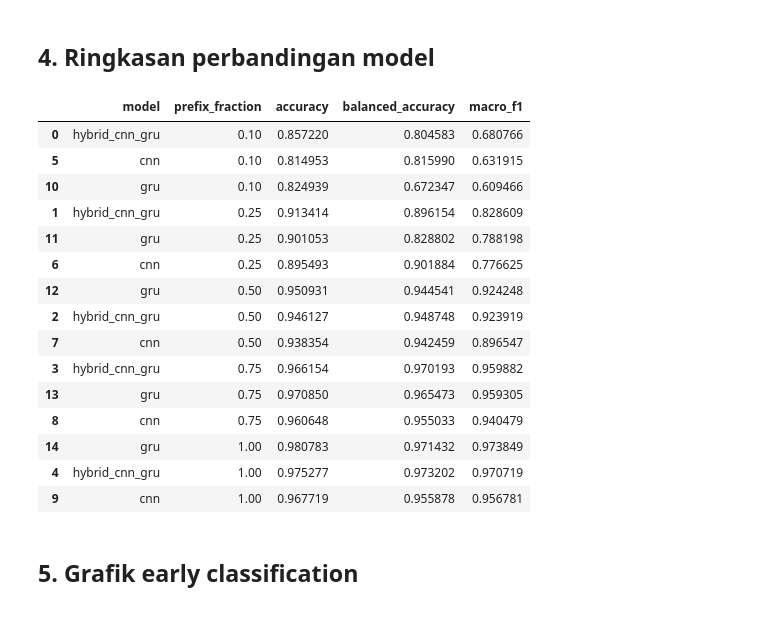
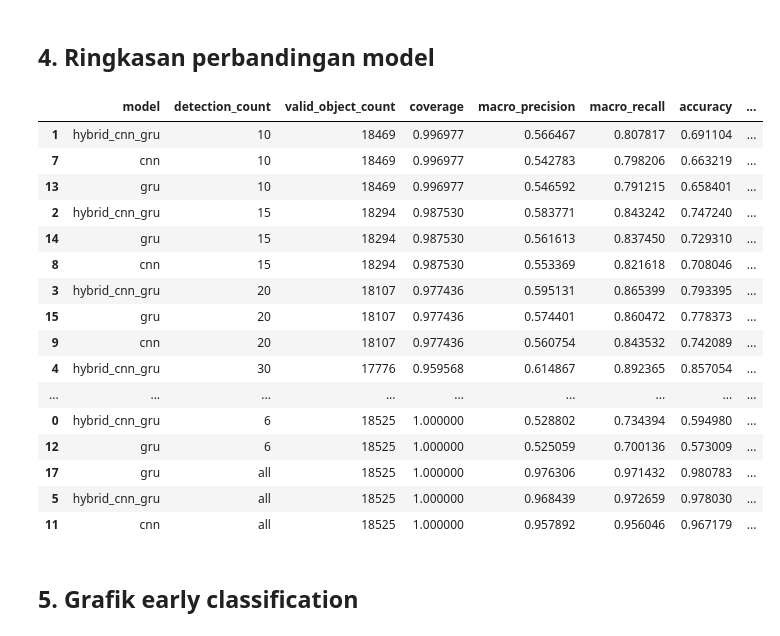
Before and after one commit to indomiekwah/ztf-classifier, a Jupyter notebook: training/notebooks/early_classification_experiment.ipynb, the cells around one changed output. Cells and saved outputs as stored; diff of their text form; code cells hidden in the pictures.

```diff
--- a/training/notebooks/early_classification_experiment.ipynb
+++ b/training/notebooks/early_classification_experiment.ipynb
@@ -63,11 +67,16 @@ model_factories = {
     'cnn': CNNClassifier,
     'gru': GRUClassifier,
 }
+MODEL_DIRS = {
+    'hybrid_cnn_gru': ARTIFACT_DIR,
+    'cnn': ARTIFACT_DIR / 'models' / 'cnn',
+    'gru': ARTIFACT_DIR / 'models' / 'gru',
+}
 models = {}
 checkpoint_summary = {}
 for model_name, factory in model_factories.items():
     model = factory(feature_count=FEATURE_COUNT).to(DEVICE)
-    checkpoint_path = EXPERIMENT_DIR / f'derived_{model_name}_seed{SEED}_best.pt'
+    checkpoint_path = MODEL_DIRS[model_name] / f'derived_{model_name}_seed{SEED}_best.pt'
     checkpoint = torch.load(checkpoint_path, map_location=DEVICE)
     model.load_state_dict(checkpoint['model_state_dict'])
     model.eval()
@@ -100,16 +109,19 @@ Untuk setiap OID dan fraction, hanya detection pertama sampai batas prefix yang
 prefix_results = {}
 for model_name, model in models.items():
     print(f'Evaluating {model_name}', flush=True)
-    prefix_results[model_name] = evaluate_prefixes(
-        model, test_x, test_mask, test_y, PREFIX_FRACTIONS, DEVICE
+    prefix_results[model_name] = evaluate_detection_prefixes(
+        model, test_x, test_mask, test_y, DETECTION_COUNTS, DEVICE
     )
-    for fraction, metrics in prefix_results[model_name].items():
+    for detection_count, metrics in prefix_results[model_name].items():
         print(
-            f'  {float(fraction):.0%}: accuracy={metrics["accuracy"]:.4f}, '
+            f'  {detection_count}: valid={metrics["valid_object_count"]}, '
+            f'macro_precision={metrics["macro_precision"]:.4f}, '
+            f'macro_recall={metrics["macro_recall"]:.4f}, '
+            f'accuracy={metrics["accuracy"]:.4f}, '
             f'balanced_accuracy={metrics["balanced_accuracy"]:.4f}, '
             f'macro_f1={metrics["macro_f1"]:.4f}'
         )
-(OUTPUT_DIR / 'early_classification_metrics.json').write_text(
+(EARLY_DIR / 'early_classification_metrics.json').write_text(
     json.dumps(prefix_results, indent=2), encoding='utf-8'
 )
 # %% [output]
@@ -137,34 +148,39 @@ Evaluating gru
 # %%
 rows = []
 for model_name, results in prefix_results.items():
-    for fraction, metrics in results.items():
+    for detection_count, metrics in results.items():
         rows.append({
             'model': model_name,
-            'prefix_fraction': float(fraction),
+            'detection_count': detection_count,
+            'valid_object_count': metrics['valid_object_count'],
+            'coverage': metrics['coverage'],
+            'macro_precision': metrics['macro_precision'],
+            'macro_recall': metrics['macro_recall'],
             'accuracy': metrics['accuracy'],
             'balanced_accuracy': metrics['balanced_accuracy'],
             'macro_f1': metrics['macro_f1'],
         })
-summary = pd.DataFrame(rows).sort_values(['prefix_fraction', 'macro_f1'], ascending=[True, False])
+summary = pd.DataFrame(rows).sort_values(['detection_count', 'macro_f1'], ascending=[True, False])
 display(summary)
-summary.to_csv(OUTPUT_DIR / 'early_classification_summary.csv', index=False)
+summary.to_csv(EARLY_DIR / 'early_classification_summary.csv', index=False)
 # %% [output]
-|  | model | prefix_fraction | accuracy | balanced_accuracy | macro_f1 |
-| 0 | hybrid_cnn_gru | 0.10 | 0.857220 | 0.804583 | 0.680766 |
-| 5 | cnn | 0.10 | 0.814953 | 0.815990 | 0.631915 |
-| 10 | gru | 0.10 | 0.824939 | 0.672347 | 0.609466 |
-| 1 | hybrid_cnn_gru | 0.25 | 0.913414 | 0.896154 | 0.828609 |
-| 11 | gru | 0.25 | 0.901053 | 0.828802 | 0.788198 |
-| 6 | cnn | 0.25 | 0.895493 | 0.901884 | 0.776625 |
-| 12 | gru | 0.50 | 0.950931 | 0.944541 | 0.924248 |
-| 2 | hybrid_cnn_gru | 0.50 | 0.946127 | 0.948748 | 0.923919 |
-| 7 | cnn | 0.50 | 0.938354 | 0.942459 | 0.896547 |
-| 3 | hybrid_cnn_gru | 0.75 | 0.966154 | 0.970193 | 0.959882 |
-| 13 | gru | 0.75 | 0.970850 | 0.965473 | 0.959305 |
-| 8 | cnn | 0.75 | 0.960648 | 0.955033 | 0.940479 |
-| 14 | gru | 1.00 | 0.980783 | 0.971432 | 0.973849 |
-| 4 | hybrid_cnn_gru | 1.00 | 0.975277 | 0.973202 | 0.970719 |
-| 9 | cnn | 1.00 | 0.967719 | 0.955878 | 0.956781 |
+|  | model | detection_count | valid_object_count | coverage | macro_precision | macro_recall | accuracy | ... |
+| 1 | hybrid_cnn_gru | 10 | 18469 | 0.996977 | 0.566467 | 0.807817 | 0.691104 | ... |
+| 7 | cnn | 10 | 18469 | 0.996977 | 0.542783 | 0.798206 | 0.663219 | ... |
+| 13 | gru | 10 | 18469 | 0.996977 | 0.546592 | 0.791215 | 0.658401 | ... |
+| 2 | hybrid_cnn_gru | 15 | 18294 | 0.987530 | 0.583771 | 0.843242 | 0.747240 | ... |
+| 14 | gru | 15 | 18294 | 0.987530 | 0.561613 | 0.837450 | 0.729310 | ... |
+| 8 | cnn | 15 | 18294 | 0.987530 | 0.553369 | 0.821618 | 0.708046 | ... |
+| 3 | hybrid_cnn_gru | 20 | 18107 | 0.977436 | 0.595131 | 0.865399 | 0.793395 | ... |
+| 15 | gru | 20 | 18107 | 0.977436 | 0.574401 | 0.860472 | 0.778373 | ... |
+| 9 | cnn | 20 | 18107 | 0.977436 | 0.560754 | 0.843532 | 0.742089 | ... |
+| 4 | hybrid_cnn_gru | 30 | 17776 | 0.959568 | 0.614867 | 0.892365 | 0.857054 | ... |
+| ... | ... | ... | ... | ... | ... | ... | ... | ... |
+| 0 | hybrid_cnn_gru | 6 | 18525 | 1.000000 | 0.528802 | 0.734394 | 0.594980 | ... |
+| 12 | gru | 6 | 18525 | 1.000000 | 0.525059 | 0.700136 | 0.573009 | ... |
+| 17 | gru | all | 18525 | 1.000000 | 0.976306 | 0.971432 | 0.980783 | ... |
+| 5 | hybrid_cnn_gru | all | 18525 | 1.000000 | 0.968439 | 0.972659 | 0.978030 | ... |
+| 11 | cnn | all | 18525 | 1.000000 | 0.957892 | 0.956046 | 0.967179 | ... |
 # %% [markdown]
 ## 5. Grafik early classification
 # %%
```
Also changed, not shown: parts of 8 cells of this notebook, 31 other files.
